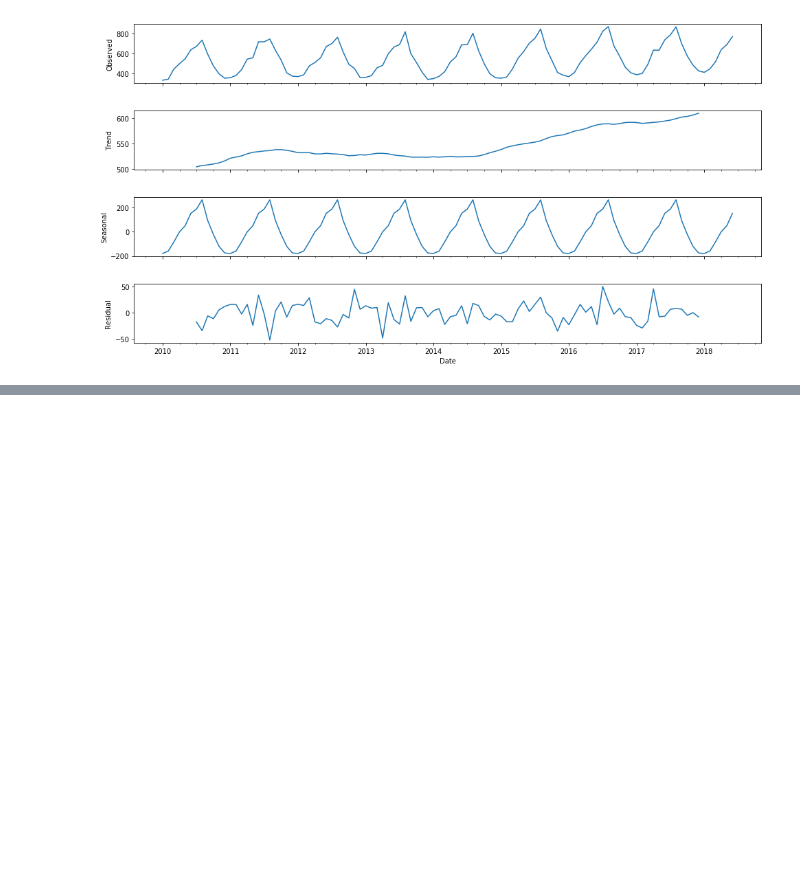
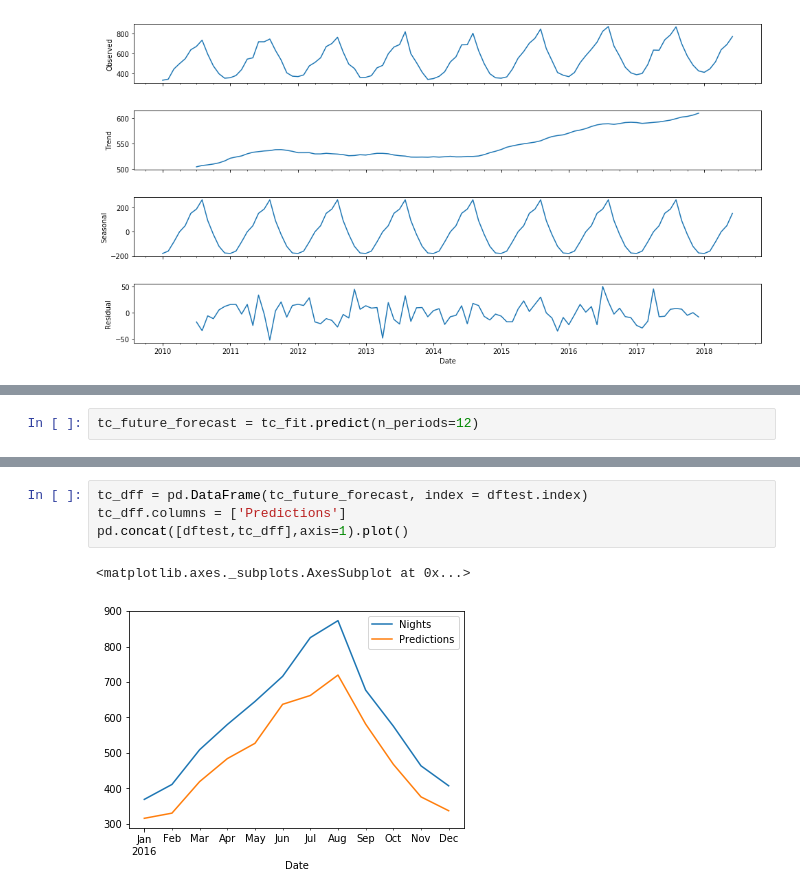
Before and after one commit to jinnyto/touristcast, a Jupyter notebook: exercises/SARIMAX 01.ipynb, the cells around one changed output, grey strips where cells are left out. Drawn from its saved outputs; the diff is of its cells as text; blank space fills up the shorter version.

```diff
--- a/exercises/SARIMAX 01.ipynb
+++ b/exercises/SARIMAX 01.ipynb
@@ -143,0 +164,2 @@ Warnings:
+# %%
+tc_future_forecast = tc_fit.predict(n_periods=12)
@@ -143,0 +173,7 @@ Warnings:
+# %%
+tc_dff = pd.DataFrame(tc_future_forecast, index = dftest.index)
+tc_dff.columns = ['Predictions']
+pd.concat([dftest,tc_dff],axis=1).plot()
+# %% [output]
+<matplotlib.axes._subplots.AxesSubplot at 0x...>
+[figure, added]
```
Also changed, not shown: parts of 19 cells of this notebook.
